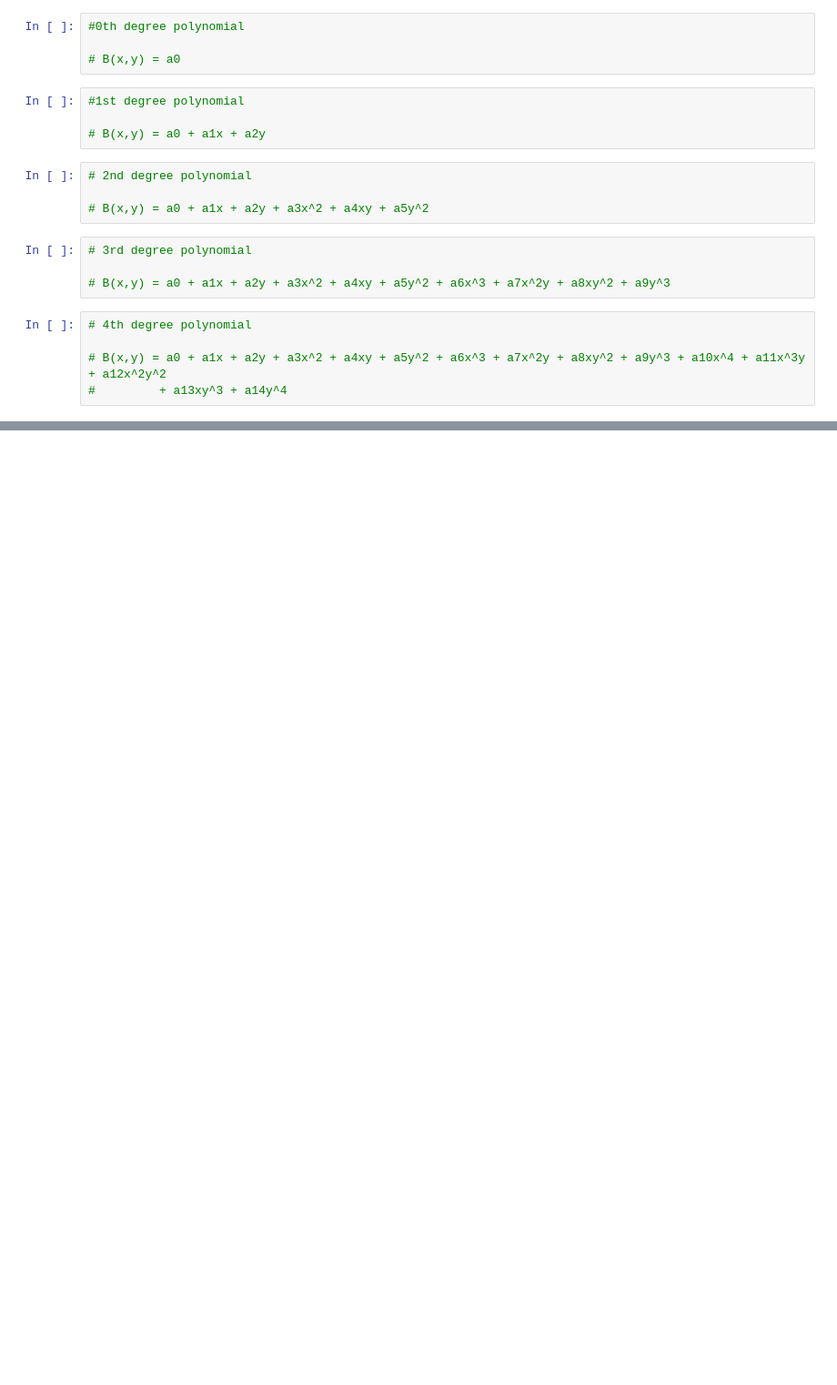
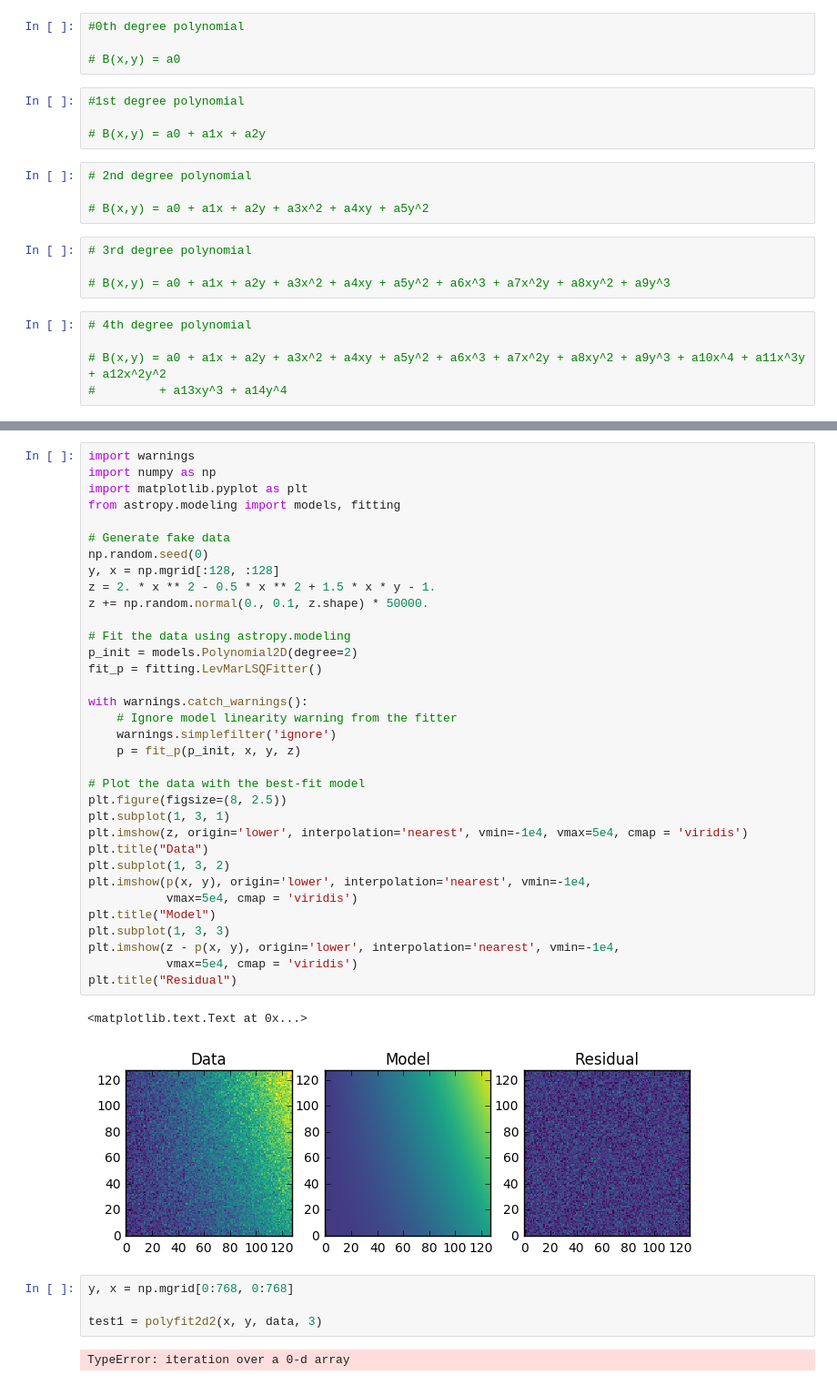
Before and after one commit to wfqethan/Capstone, a Jupyter notebook: ipynbs/WesBackground.ipynb, the cells around one changed output, grey strips where cells are left out. Shown at 91% size. Cells and saved outputs as stored; diff of their text form; blank space fills up the shorter version.

Commit message:
Finished polynomial background removal and created functions directory

```diff
--- a/ipynbs/WesBackground.ipynb
+++ b/ipynbs/WesBackground.ipynb
@@ -111,0 +143,43 @@ main()
+# %%
+import warnings
+import numpy as np
+import matplotlib.pyplot as plt
+from astropy.modeling import models, fitting
+
+# Generate fake data
+np.random.seed(0)
+y, x = np.mgrid[:128, :128]
+z = 2. * x ** 2 - 0.5 * x ** 2 + 1.5 * x * y - 1.
+z += np.random.normal(0., 0.1, z.shape) * 50000.
+
+# Fit the data using astropy.modeling
+p_init = models.Polynomial2D(degree=2)
+fit_p = fitting.LevMarLSQFitter()
+
+with warnings.catch_warnings():
+    # Ignore model linearity warning from the fitter
+    warnings.simplefilter('ignore')
+    p = fit_p(p_init, x, y, z)
+
+# Plot the data with the best-fit model
+plt.figure(figsize=(8, 2.5))
+plt.subplot(1, 3, 1)
+plt.imshow(z, origin='lower', interpolation='nearest', vmin=-1e4, vmax=5e4, cmap = 'viridis')
+plt.title("Data")
+plt.subplot(1, 3, 2)
+plt.imshow(p(x, y), origin='lower', interpolation='nearest', vmin=-1e4,
+           vmax=5e4, cmap = 'viridis')
+plt.title("Model")
+plt.subplot(1, 3, 3)
+plt.imshow(z - p(x, y), origin='lower', interpolation='nearest', vmin=-1e4,
+           vmax=5e4, cmap = 'viridis')
+plt.title("Residual")
+# %% [output]
+<matplotlib.text.Text at 0x...>
+[figure, added]
+# %%
+y, x = np.mgrid[0:768, 0:768]
+
+test1 = polyfit2d2(x, y, data, 3)
+# %% [output]
+TypeError: iteration over a 0-d array
```
Also changed, not shown: parts of 10 cells of this notebook, 1 other file.
